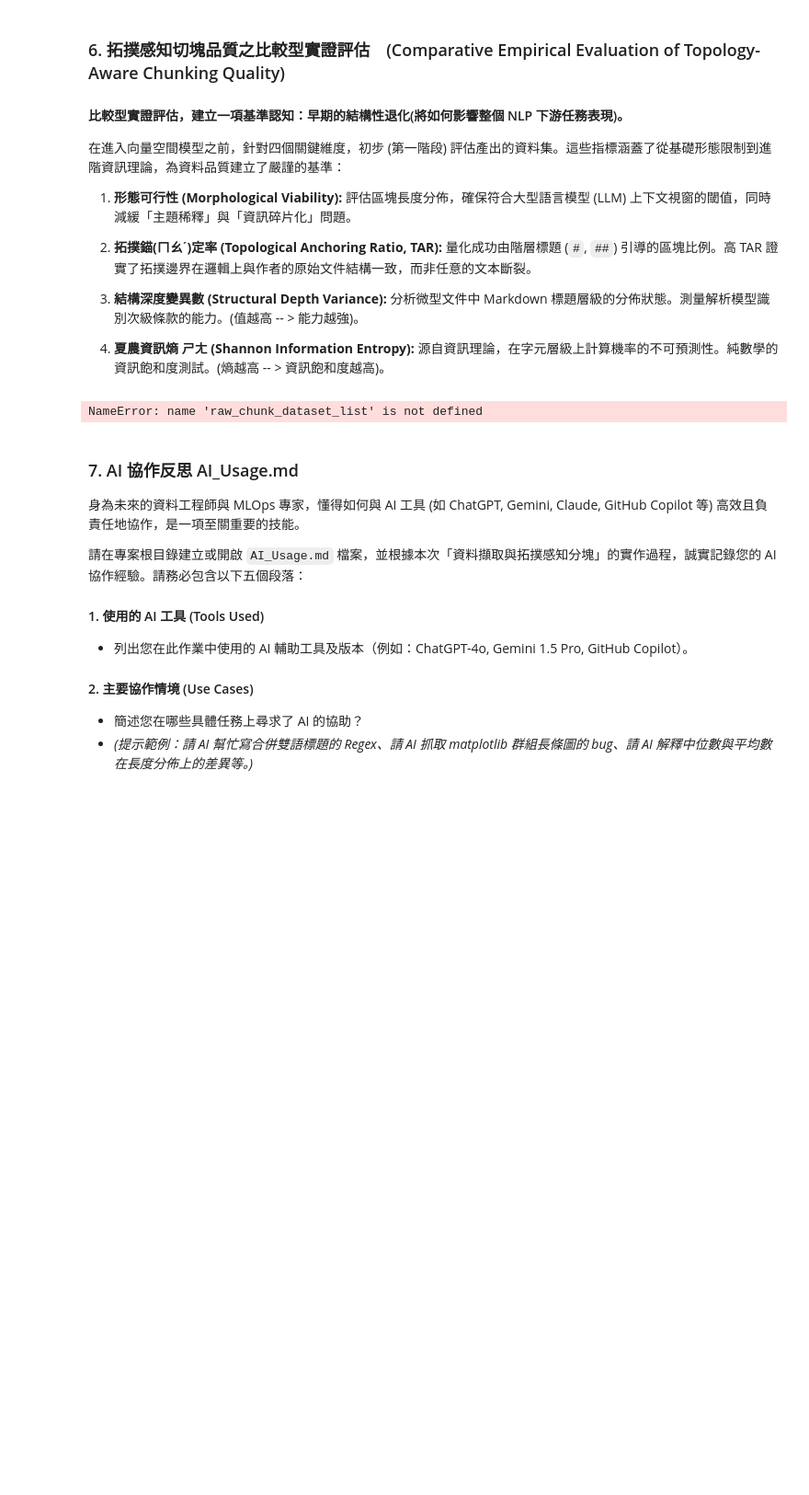
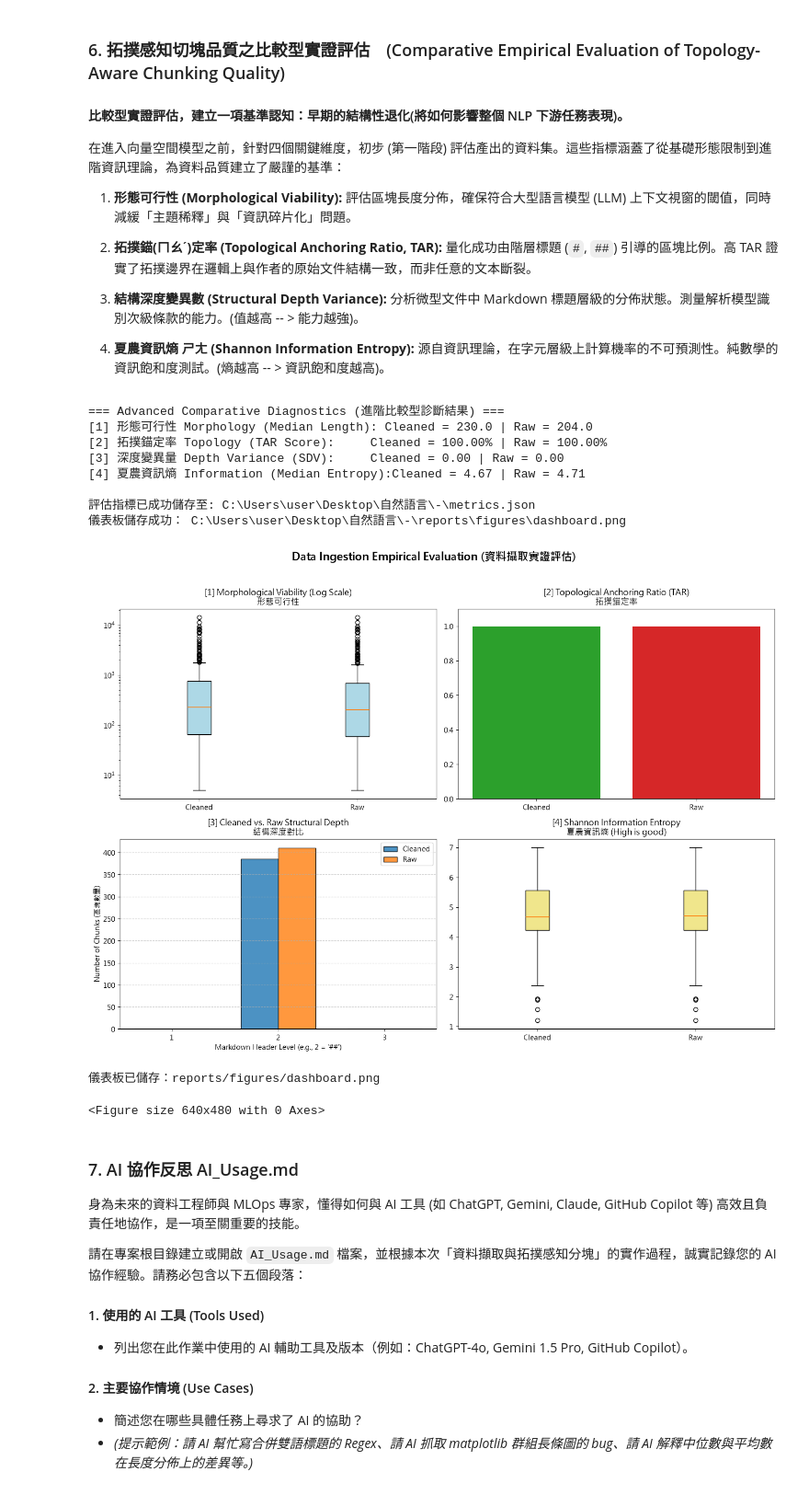
Before and after one commit to willwang2808/-, a Jupyter notebook: notebooks/01_Data_Injestion.ipynb, the cells around one changed output. Shown at 92% size. Saved outputs shown, nothing was run; the diff lists cells and outputs as text; code cells hidden in the pictures; blank space fills up the shorter version.

```diff
--- a/notebooks/01_Data_Injestion.ipynb
+++ b/notebooks/01_Data_Injestion.ipynb
@@ -1761,6 +1614,7 @@ import re
 import math
 import numpy as np
 import matplotlib.pyplot as plt
+import json
 from collections import Counter
 
 # 1. Set a list of common fallback Chinese fonts for Windows, macOS, and Linux
@@ -1849,7 +1703,7 @@ metrics_data = {
 # 匯出至 JSON 檔案
 # ==========================================
 # Notebook 在 notebook/ 目錄下，使用 ../ 將檔案存至專案根目錄
-output_path = "../metrics.json"
+output_path = project_root / "metrics.json"
 
 with open(output_path, "w", encoding="utf-8") as f:
     # ensure_ascii=False 允許儲存非英文或特殊字元
@@ -1888,34 +1742,69 @@ if not all_levels:
 else:
     # Create a continuous integer array 建立連續的整數陣列 (例如從 1 到最大的 level)
     levels = np.arange(1, max(all_levels) + 2)
 
 c_vals = [clean_counts.get(lvl, 0) for lvl in levels]
 r_vals = [raw_counts.get(lvl, 0) for lvl in levels]
 
 # Plot the Grouped Bar Chart 繪製群組長條圖 (Grouped Bar Chart)
 width = 0.35
 axes[1, 0].bar(levels - width/2, c_vals, width, label='Cleaned', color='#1f77b4', edgecolor='black', alpha=0.8)
 axes[1, 0].bar(levels + width/2, r_vals, width, label='Raw', color='#ff7f0e', edgecolor='black', alpha=0.8)
 
 # Configure labels, title, and styling 標籤與樣式設定
 axes[1, 0].set_title("[3] Cleaned vs. Raw Structural Depth\n結構深度對比")
 axes[1, 0].set_xlabel("Markdown Header Level (e.g., 2 = '##')")
 axes[1, 0].set_xticks(levels)
 axes[1, 0].legend()
 axes[1, 0].set_ylabel("Number of Chunks (區塊數量)")
 axes[1, 0].grid(axis='y', linestyle='--', alpha=0.7)
 
 
 # Plot 4: Shannon Information Entropy
 axes[1, 1].boxplot([clean_ent, raw_ent], tick_labels=['Cleaned', 'Raw'], patch_artist=True, boxprops=dict(facecolor='khaki'))
 axes[1, 1].set_title("[4] Shannon Information Entropy\n夏農資訊熵 (High is good)")
 
 
 
 plt.tight_layout()
+
+from pathlib import Path
+
+fig_dir = project_root / "reports" / "figures"
+fig_dir.mkdir(parents=True, exist_ok=True)
+
+fig.savefig(fig_dir / "dashboard.png", dpi=200, bbox_inches="tight")
+
+print("儀表板儲存成功：", fig_dir / "dashboard.png")
+
 plt.show()
 # %% [output]
-NameError: name 'raw_chunk_dataset_list' is not defined
+=== Advanced Comparative Diagnostics (進階比較型診斷結果) ===
+[1] 形態可行性 Morphology (Median Length): Cleaned = 230.0 | Raw = 204.0
+[2] 拓撲錨定率 Topology (TAR Score):     Cleaned = 100.00% | Raw = 100.00%
+[3] 深度變異量 Depth Variance (SDV):     Cleaned = 0.00 | Raw = 0.00
+[4] 夏農資訊熵 Information (Median Entropy):Cleaned = 4.67 | Raw = 4.71
+
+評估指標已成功儲存至: C:\Users\user\Desktop\自然語言\-\metrics.json
+儀表板儲存成功： C:\Users\user\Desktop\自然語言\-\reports\figures\dashboard.png
+[figure, added]
+# %%
+from pathlib import Path
+import matplotlib.pyplot as plt
+
+fig_dir = Path("reports/figures")
+fig_dir.mkdir(parents=True, exist_ok=True)
+
+plt.gcf().savefig(
+    fig_dir / "dashboard.png",
+    dpi=200,
+    bbox_inches="tight"
+)
+
+print("儀表板已儲存：reports/figures/dashboard.png")
+# %% [output]
+儀表板已儲存：reports/figures/dashboard.png
+<Figure size 640x480 with 0 Axes>
 # %% [markdown]
 ### 7. AI 協作反思 AI_Usage.md
 
```
Also changed, not shown: parts of 4 cells of this notebook, 8 other files.
